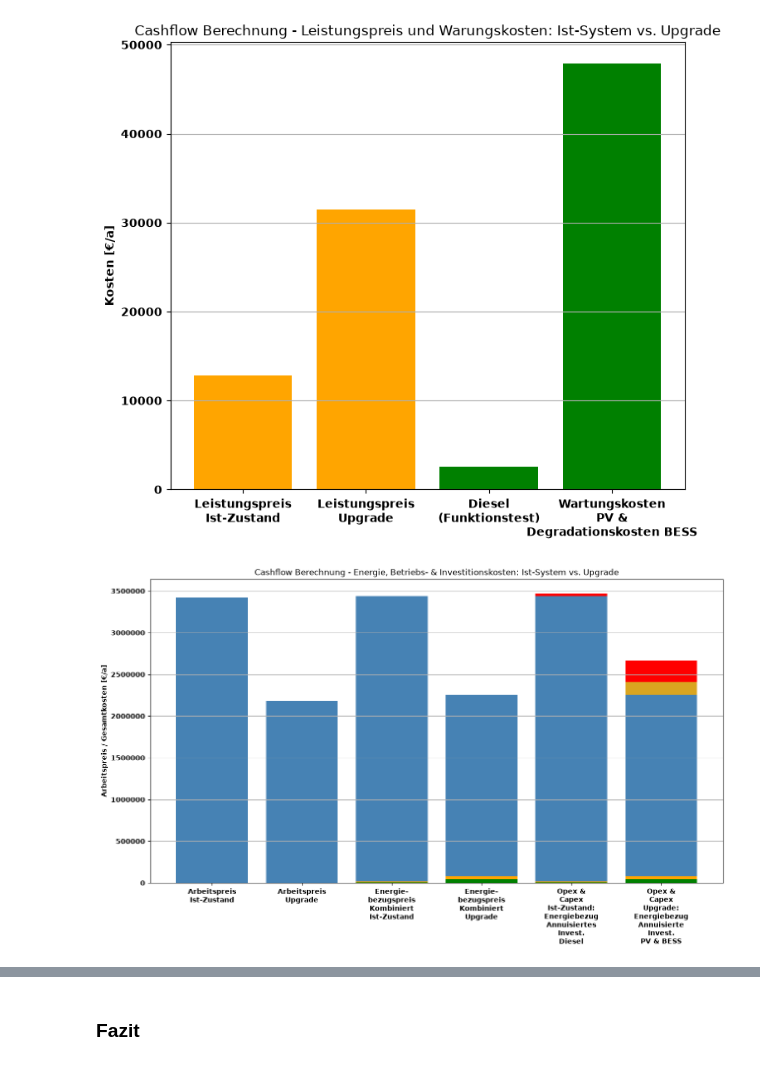
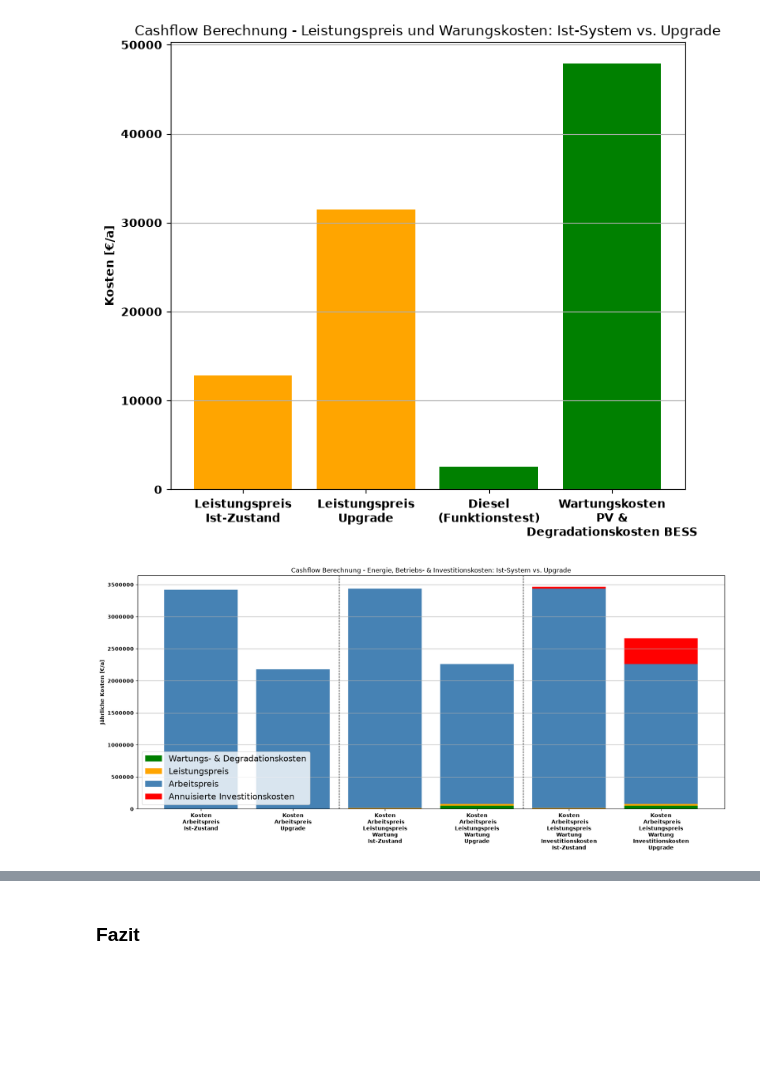
Before and after one commit to fschneegg/MoE-Team05, a Jupyter notebook: Notebook-V24.ipynb, the cells around one changed output, grey strips where cells are left out. Drawn from its saved outputs; the diff is of its cells as text; code cells hidden in the pictures; blank space fills up the shorter version.

Commit message:
letzte Anpassung Visualisierung III

```diff
--- a/Notebook-V24.ipynb
+++ b/Notebook-V24.ipynb
@@ -1852,19 +1852,19 @@ plt.show()
 [figure]
 # %%
 labels_ax2 = [
-    "Arbeitspreis\nIst-Zustand",
-    "Arbeitspreis\nUpgrade",
+    "Kosten\nArbeitspreis\nIst-Zustand",
+    "Kosten\nArbeitspreis\nUpgrade",
 
-    "Energie-\nbezugspreis\nKombiniert\nIst-Zustand",
-    "Energie-\nbezugspreis\nKombiniert\nUpgrade",
+    "Kosten\n Arbeitspreis\nLeistungspreis\nWartung\nIst-Zustand",
+    "Kosten\n Arbeitspreis\nLeistungspreis\nWartung\nUpgrade",
 
-    "Opex &\nCapex\nIst-Zustand:\nEnergiebezug\nAnnuisiertes\nInvest.\nDiesel",
-    "Opex &\nCapex\nUpgrade:\nEnergiebezug\nAnnuisierte\nInvest.\nPV & BESS"
+    "Kosten\n Arbeitspreis\nLeistungspreis\nWartung\nInvestitionskosten\nIst-Zustand",
+    "Kosten\n Arbeitspreis\nLeistungspreis\nWartung\nInvestitionskosten\nUpgrade",
 ]
 
 x2 = np.arange(len(labels_ax2))
 
-plt.figure(figsize=(15, 8))
+plt.figure(figsize=(20, 8))
 
 # Arbeitspreis
 plt.bar(x2[0], ap_is, color="steelblue")
@@ -1876,9 +1876,9 @@ plt.bar(x2[2], lp_is, bottom=ds_is, color="orange")
 plt.bar(x2[2], ap_is, bottom=ds_is + lp_is, color="steelblue")
 
 # Kombinierter Upgrade-Zustand
-plt.bar(x2[3], es_up, color="green")
-plt.bar(x2[3], lp_up, bottom=es_up, color="orange")
-plt.bar(x2[3], ap_up, bottom=es_up + lp_up, color="steelblue")
+plt.bar(x2[3], es_up, color="green", label="Wartungs- & Degradationskosten")
+plt.bar(x2[3], lp_up, bottom=es_up, color="orange", label="Leistungspreis")
+plt.bar(x2[3], ap_up, bottom=es_up + lp_up, color="steelblue", label="Arbeitspreis")
 
 # Opex & Capex Ist-Zustand
 plt.bar(x2[4], ds_is, color="green")
@@ -1899,39 +1899,44 @@ plt.bar(
     x2[5],
     pv_a,
     bottom=es_up + lp_up + ap_up,
-    color="goldenrod"
+    color="red"
 )
 plt.bar(
     x2[5],
     annuity_bess,
     bottom=es_up + lp_up + ap_up + pv_a,
-    color="red"
+    color="red", label='Annuisierte Investitionskosten'
 )
 
 plt.xticks(x2, labels_ax2)
 
 plt.ylabel(
-    "Arbeitspreis / Gesamtkosten [€/a]",
+    "Jährliche Kosten [€/a]",
     fontweight="bold"
 )
 
 plt.ticklabel_format(style="plain", axis="y")
 
 for label in plt.gca().get_yticklabels():
     label.set_fontweight("bold")
 
 for label in plt.gca().get_xticklabels():
     label.set_fontweight("bold")
 
 plt.title(
     "Cashflow Berechnung - Energie, Betriebs- & Investitionskosten: Ist-System vs. Upgrade"
 )
 
+plt.axvline(1.5, color='black', linestyle='--', linewidth=1, alpha=1)
+plt.axvline(3.5, color='black', linestyle='--', linewidth=1, alpha=1)
+
 plt.grid(axis="y")
 
+plt.legend(loc='lower left', fontsize = 16)
+
 plt.show()
 # %% [output]
-[figure, old version]
+[figure, new version]
 # %%
 cashflow_is = (ds_is + lp_is + ap_is+diesel_a)
 
```
Also changed, not shown: parts of 4 cells of this notebook.
